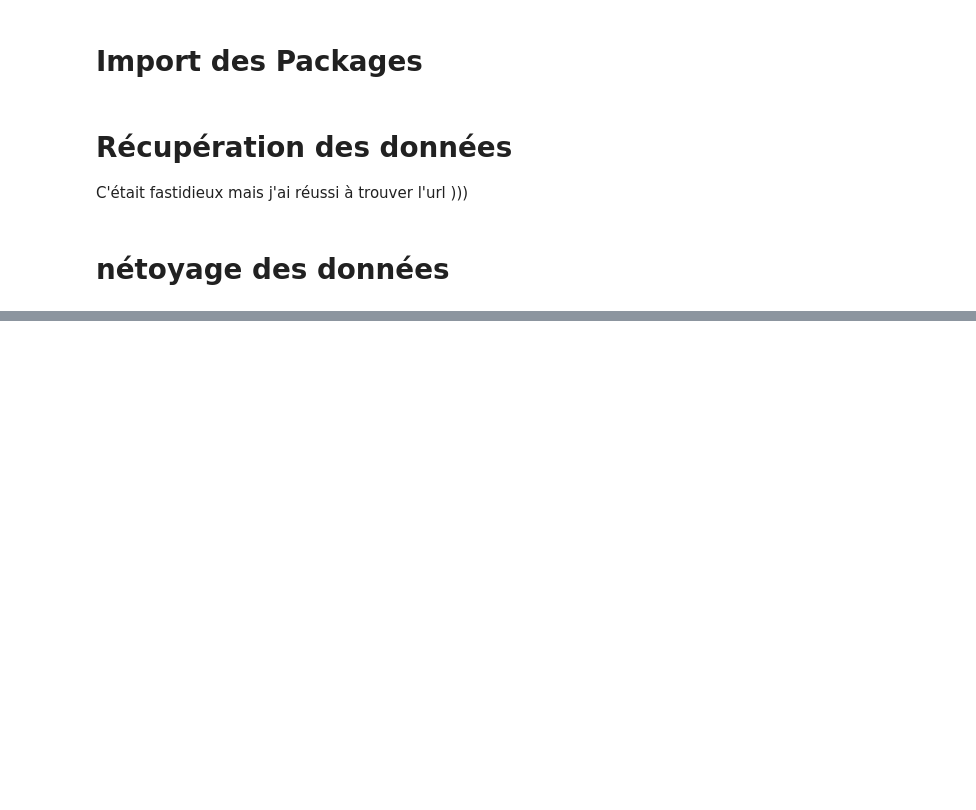
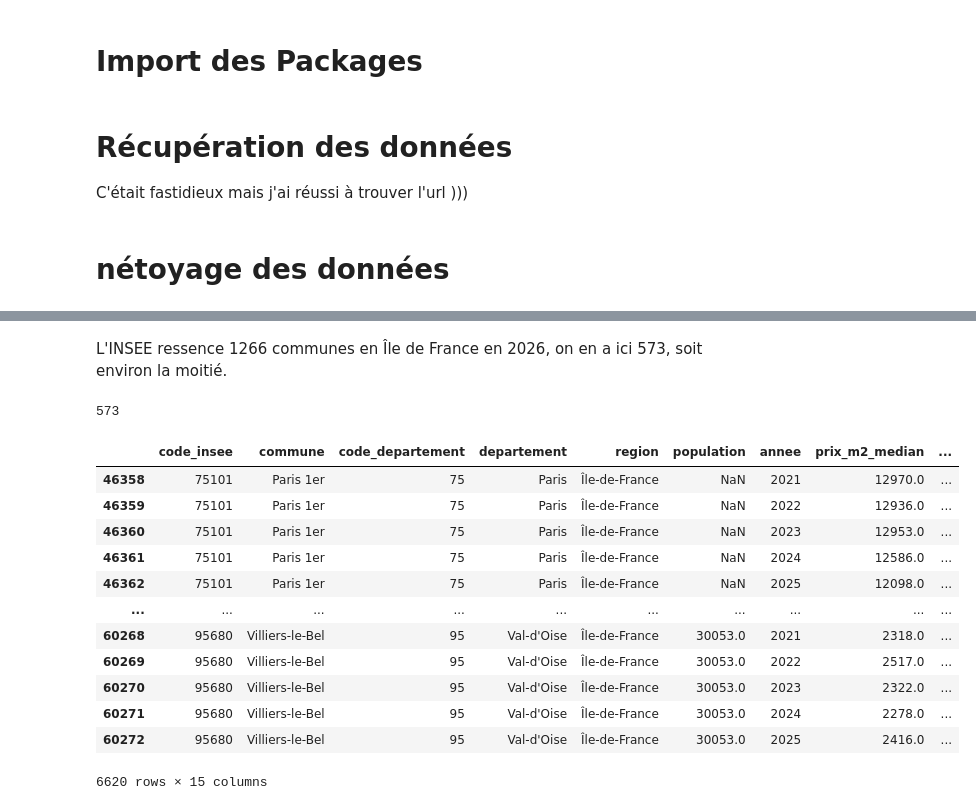
Before and after one commit to TomasAMG7/Python_S1_Challut_Garcia_Mossel, a Jupyter notebook: DATA/Données_price_immobilier.ipynb, the cells around one changed output, grey strips where cells are left out. Saved outputs shown, nothing was run; the diff lists cells and outputs as text; code cells hidden in the pictures; blank space fills up the shorter version.

```diff
--- a/DATA/Données_price_immobilier.ipynb
+++ b/DATA/Données_price_immobilier.ipynb
@@ -34,0 +79,22 @@ df.head()
+# %% [markdown]
+L'INSEE ressence 1266 communes en Île de France en 2026, on en a ici 573, soit environ la moitié.
+# %%
+df[df['region'] == 'Île-de-France']['commune'].nunique()
+# %% [output]
+573
+# %%
+df[df['region'] == 'Île-de-France']
+# %% [output]
+|  | code_insee | commune | code_departement | departement | region | population | annee | prix_m2_median | ... |
+| 46358 | 75101 | Paris 1er | 75 | Paris | Île-de-France | NaN | 2021 | 12970.0 | ... |
+| 46359 | 75101 | Paris 1er | 75 | Paris | Île-de-France | NaN | 2022 | 12936.0 | ... |
+| 46360 | 75101 | Paris 1er | 75 | Paris | Île-de-France | NaN | 2023 | 12953.0 | ... |
+| 46361 | 75101 | Paris 1er | 75 | Paris | Île-de-France | NaN | 2024 | 12586.0 | ... |
+| 46362 | 75101 | Paris 1er | 75 | Paris | Île-de-France | NaN | 2025 | 12098.0 | ... |
+| ... | ... | ... | ... | ... | ... | ... | ... | ... | ... |
+| 60268 | 95680 | Villiers-le-Bel | 95 | Val-d'Oise | Île-de-France | 30053.0 | 2021 | 2318.0 | ... |
+| 60269 | 95680 | Villiers-le-Bel | 95 | Val-d'Oise | Île-de-France | 30053.0 | 2022 | 2517.0 | ... |
+| 60270 | 95680 | Villiers-le-Bel | 95 | Val-d'Oise | Île-de-France | 30053.0 | 2023 | 2322.0 | ... |
+| 60271 | 95680 | Villiers-le-Bel | 95 | Val-d'Oise | Île-de-France | 30053.0 | 2024 | 2278.0 | ... |
+| 60272 | 95680 | Villiers-le-Bel | 95 | Val-d'Oise | Île-de-France | 30053.0 | 2025 | 2416.0 | ... |
+6620 rows × 15 columns
```
Also changed, not shown: parts of 7 cells of this notebook.
